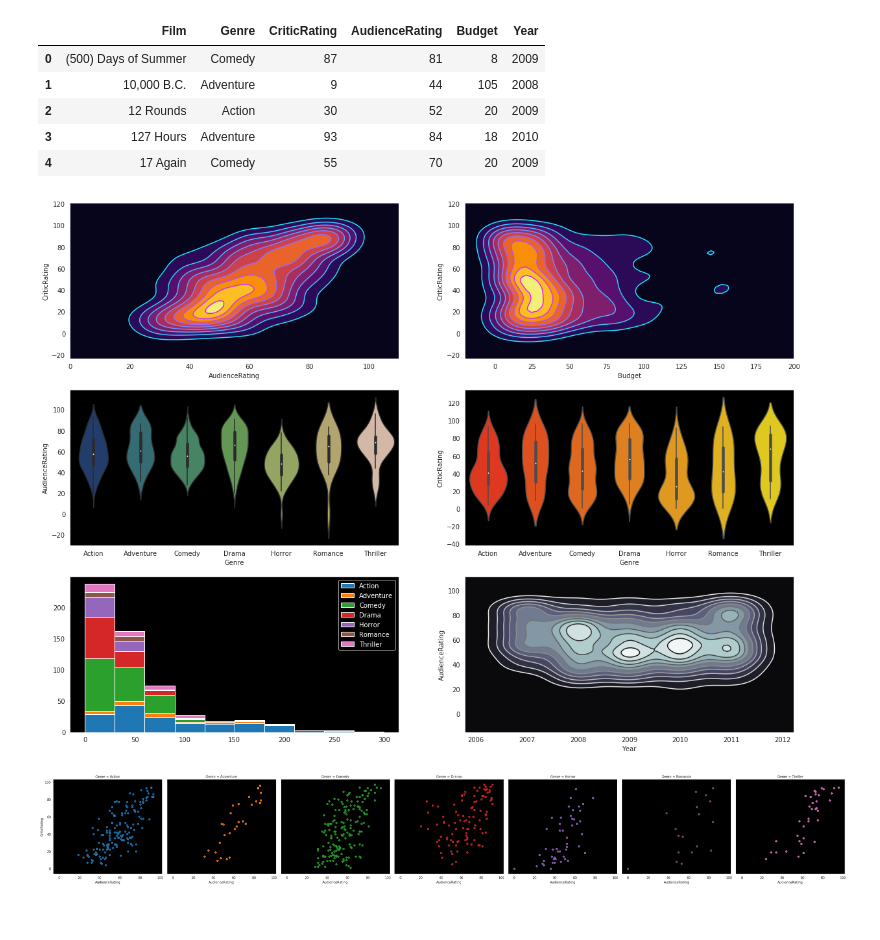
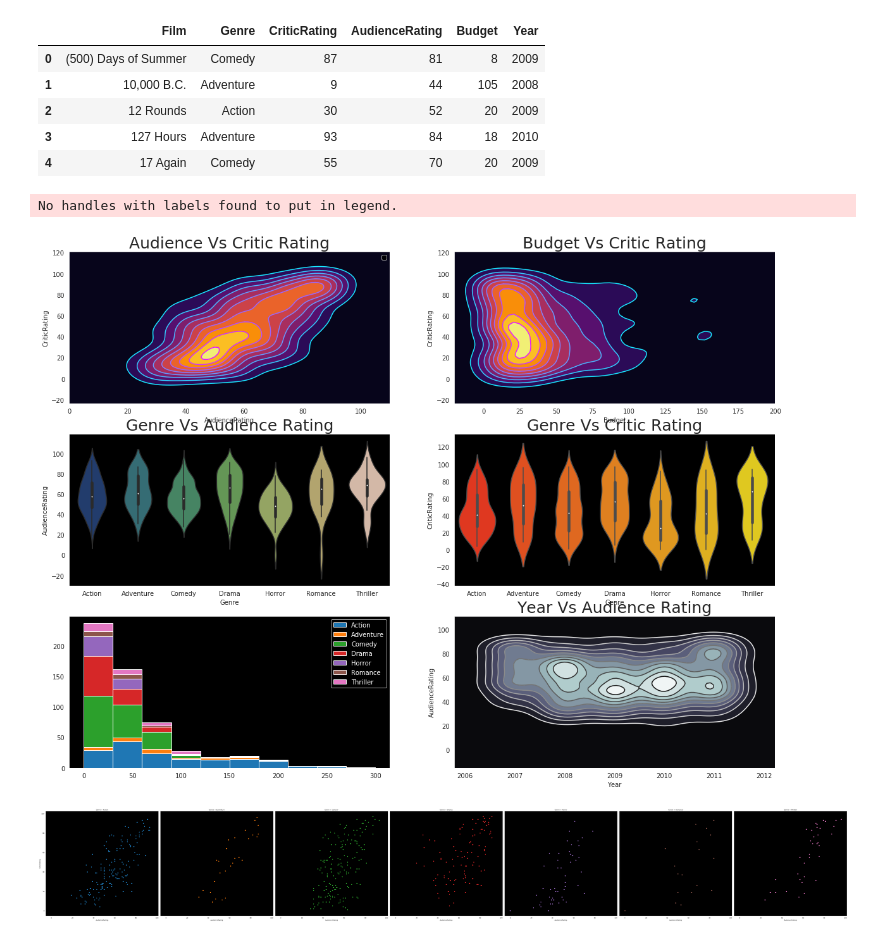
Before and after one commit to vermarajat22255/CS-559, a Jupyter notebook: Python A-Z Udemy practice/6/Styled Dashboard .ipynb, the cells around one changed output. Cells and saved outputs as stored; diff of their text form; code cells hidden in the pictures.

```diff
--- a/Python A-Z Udemy practice/6/Styled Dashboard .ipynb
+++ b/Python A-Z Udemy practice/6/Styled Dashboard .ipynb
@@ -43,6 +43,7 @@ f, axes  = plt.subplots(3, 2)
 p1 = sns.kdeplot( movies.AudienceRating, movies.CriticRating, ax=axes[0,0], shade=True, shade_lowest=True, \
                  cmap="inferno", legend=True)
 p1b = sns.kdeplot( movies.AudienceRating, movies.CriticRating, ax=axes[0,0], cmap="cool")
+p1.set_title("Audience Vs Critic Rating", fontsize=25)
 p1.set(xlim=(0, 110))
 #Plot 2 using sns Kde
 
@@ -50,34 +51,40 @@ p2 = sns.kdeplot(movies.Budget, movies.CriticRating, ax=axes[0,1], shade=True, s
                 cmap="inferno", legend=True)
 p2b = sns.kdeplot(movies.Budget, movies.CriticRating, ax= axes[0,1], cmap="cool")
 p2.set(xlim=(-20, 200))
+p2.set_title("Budget Vs Critic Rating", fontsize=25)
 
 #Plot 3 using sns
 p3 = sns.violinplot(movies.Genre,movies.AudienceRating, ax=axes[1,0], palette="gist_earth",)
+p3.set_title("Genre Vs Audience Rating", fontsize=25)
 
 #Plot 4 using sns violin
 p4 = sns.violinplot(movies.Genre,movies.CriticRating, ax=axes[1,1], palette="autumn",)
+p4.set_title("Genre Vs Critic Rating", fontsize=25)
 
 #plot 5 using sns MATPLOT LIB
+
 li = list()
 lab = list()
-
 for gen in movies.Genre.cat.categories:
     li.append(movies[movies.Genre==gen].Budget)
     lab.append(gen)
+
 p5 = axes[2,0].hist(li, stacked=True, label = lab)
 axes[2,0].legend(loc='best', bbox_to_anchor=(0.5, 0., 0.5, 0.5))
 import pylab as pl
 l = axes[2,0].legend()
 for text in l.get_texts():
     text.set_color("white")
 
 #Plot 6 using sns
 p6 = sns.kdeplot(movies.Year, movies.AudienceRating, shade=True, shade_lowest=True ,cmap="bone", ax=axes[2,1])
 p6b = sns.kdeplot(movies.Year, movies.AudienceRating, ax=axes[2,1], cmap="gist_gray_r")
+p6.set_title("Year Vs Audience Rating", fontsize=25)
 
 #plot 7 using lmplot
 p7 = sns.lmplot(data = movies, x = "AudienceRating", y = "CriticRating", col="Genre",hue="Genre",\
-                fit_reg=False, height=5)
+                fit_reg=False, height=10)
 # %% [output]
+No handles with labels found to put in legend.
-[figure, old version]
+[figure, new version]
-[figure, old version]
+[figure, new version]
```
Also changed, not shown: 3 other files.
